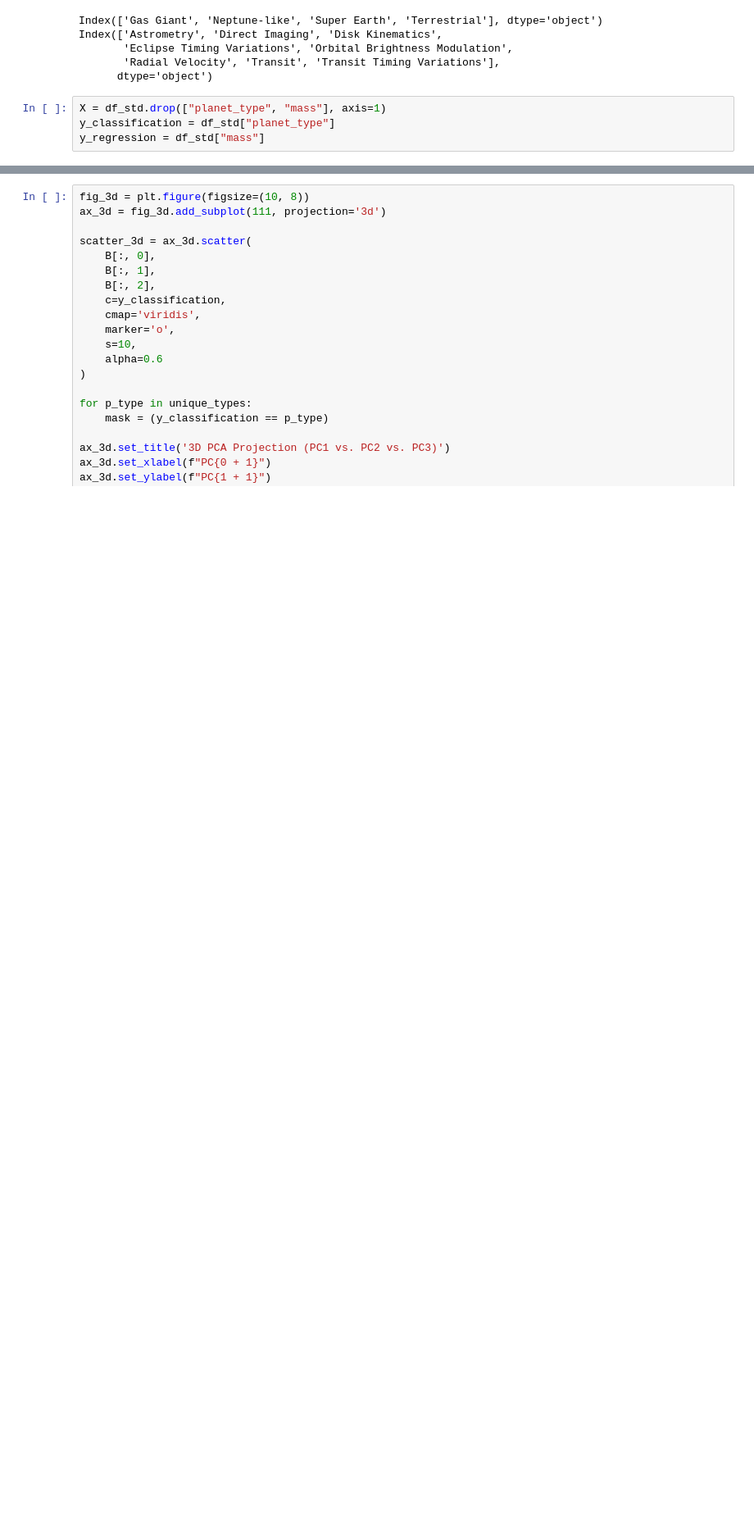
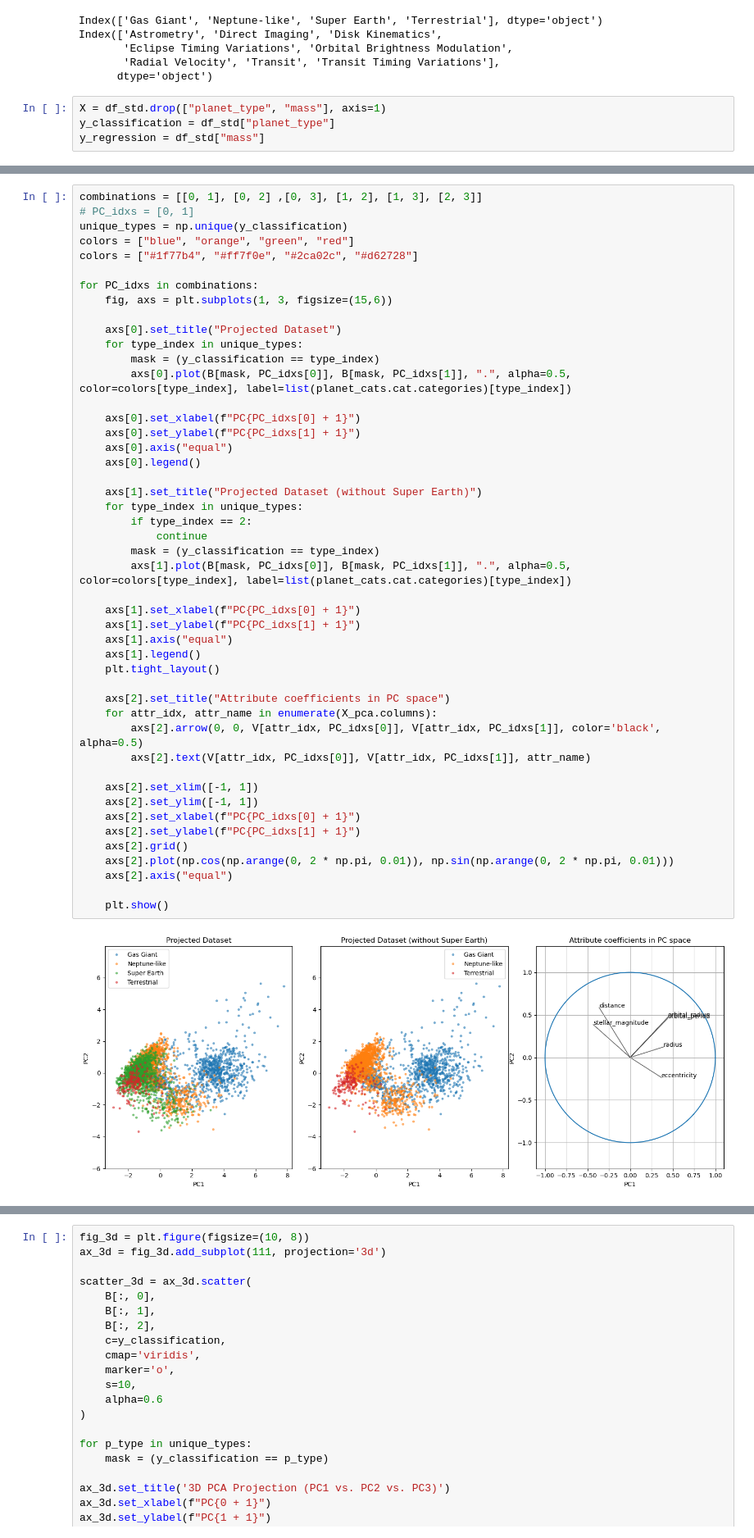
Before and after one commit to lelegod/ml_project, a Jupyter notebook: PCA.ipynb, the cells around one changed output, grey strips where cells are left out. Shown at 82% size. Cells and saved outputs as stored; diff of their text form; blank space fills up the shorter version.

```diff
--- a/PCA.ipynb
+++ b/PCA.ipynb
@@ -192,0 +251,49 @@ plt.show()
+# %%
+combinations = [[0, 1], [0, 2] ,[0, 3], [1, 2], [1, 3], [2, 3]]
+# PC_idxs = [0, 1]
+unique_types = np.unique(y_classification)
+colors = ["blue", "orange", "green", "red"]
+colors = ["#1f77b4", "#ff7f0e", "#2ca02c", "#d62728"]
+
+for PC_idxs in combinations:
+    fig, axs = plt.subplots(1, 3, figsize=(15,6))
+
+    axs[0].set_title("Projected Dataset")
+    for type_index in unique_types:
+        mask = (y_classification == type_index)
+        axs[0].plot(B[mask, PC_idxs[0]], B[mask, PC_idxs[1]], ".", alpha=0.5, color=colors[type_index], label=list(planet_cats.cat.categories)[type_index])
+
+    axs[0].set_xlabel(f"PC{PC_idxs[0] + 1}")
+    axs[0].set_ylabel(f"PC{PC_idxs[1] + 1}")
+    axs[0].axis("equal")
+    axs[0].legend()
+
+    axs[1].set_title("Projected Dataset (without Super Earth)")
+    for type_index in unique_types:
+        if type_index == 2:
+            continue
+        mask = (y_classification == type_index)
+        axs[1].plot(B[mask, PC_idxs[0]], B[mask, PC_idxs[1]], ".", alpha=0.5, color=colors[type_index], label=list(planet_cats.cat.categories)[type_index])
+
+    axs[1].set_xlabel(f"PC{PC_idxs[0] + 1}")
+    axs[1].set_ylabel(f"PC{PC_idxs[1] + 1}")
+    axs[1].axis("equal")
+    axs[1].legend()
+    plt.tight_layout()
+
+    axs[2].set_title("Attribute coefficients in PC space")
+    for attr_idx, attr_name in enumerate(X_pca.columns):
+        axs[2].arrow(0, 0, V[attr_idx, PC_idxs[0]], V[attr_idx, PC_idxs[1]], color='black', alpha=0.5)
+        axs[2].text(V[attr_idx, PC_idxs[0]], V[attr_idx, PC_idxs[1]], attr_name)
+
+    axs[2].set_xlim([-1, 1])
+    axs[2].set_ylim([-1, 1])
+    axs[2].set_xlabel(f"PC{PC_idxs[0] + 1}")
+    axs[2].set_ylabel(f"PC{PC_idxs[1] + 1}")
+    axs[2].grid()
+    axs[2].plot(np.cos(np.arange(0, 2 * np.pi, 0.01)), np.sin(np.arange(0, 2 * np.pi, 0.01)))
+    axs[2].axis("equal")
+
+    plt.show()
+# %% [output]
+[figure, added]
```
Also changed, not shown: parts of 8 cells of this notebook, 1 other file.
